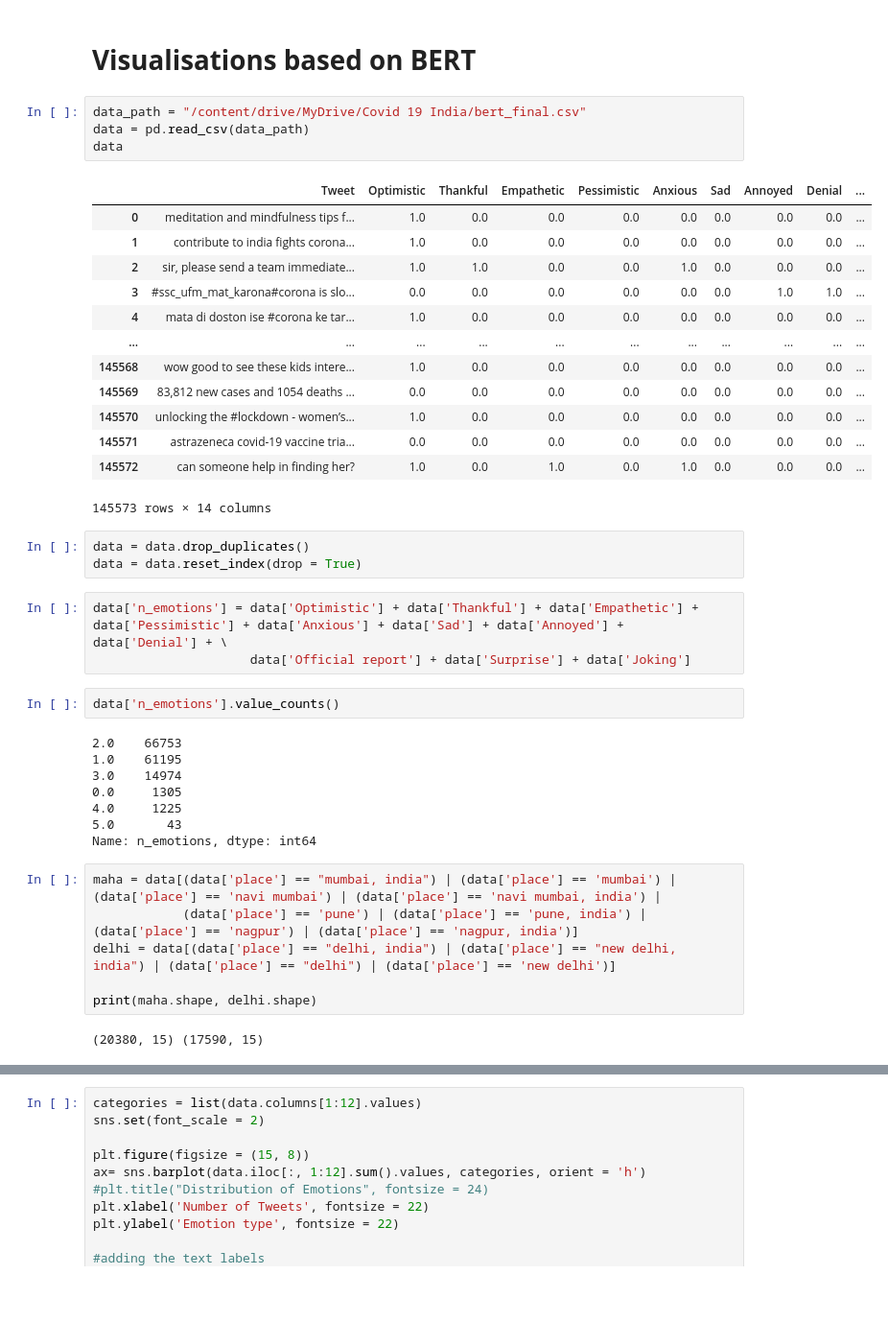
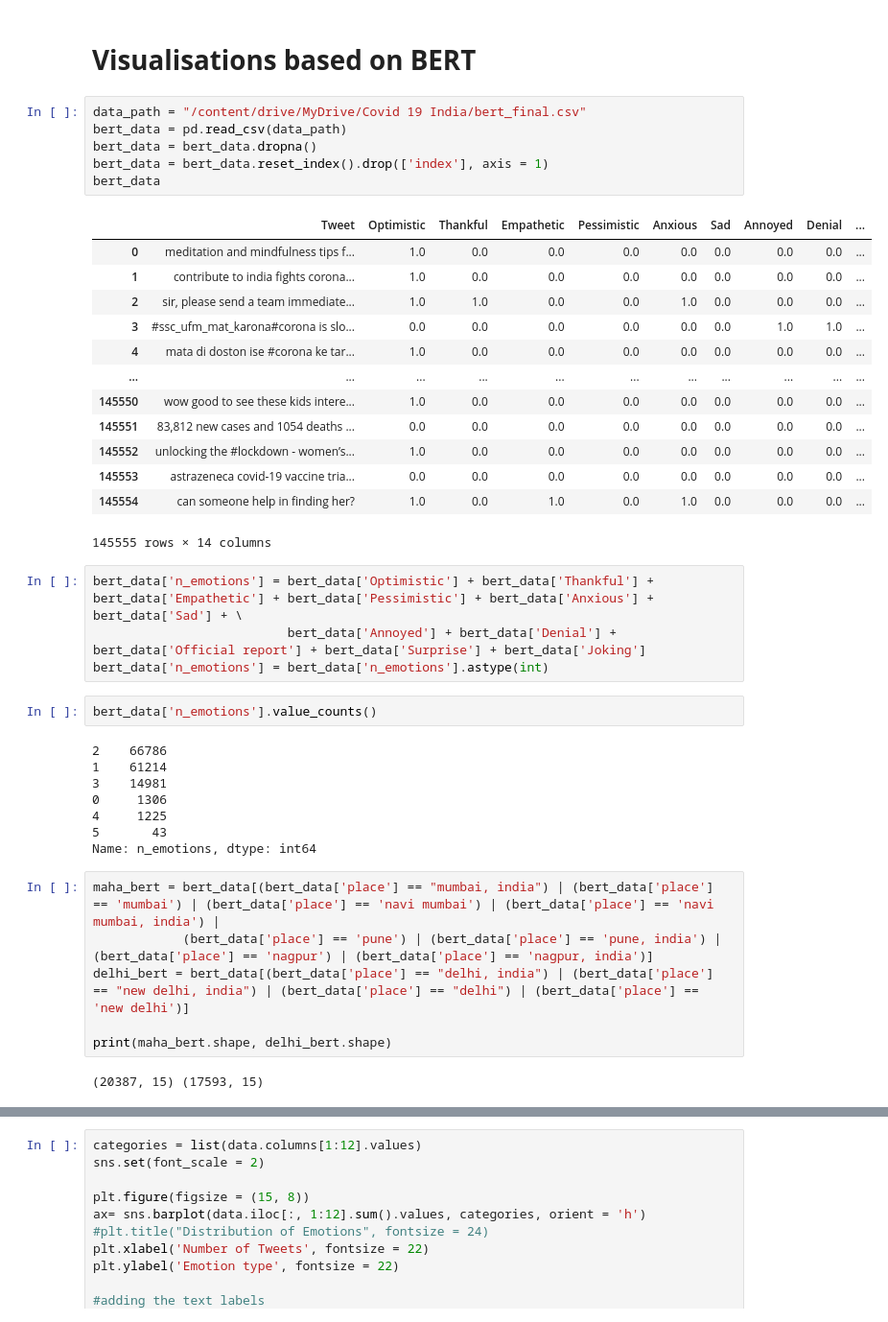
Before and after one commit to sydney-machine-learning/COVID19_sentinentanalysis, a Jupyter notebook: Visualizations on IEEE dataset.ipynb, the cells around one changed output, grey strips where cells are left out. Shown at 96% size. Saved outputs shown, nothing was run; the diff lists cells and outputs as text; blank space fills up the shorter version.

```diff
--- a/Visualizations on IEEE dataset.ipynb
+++ b/Visualizations on IEEE dataset.ipynb
@@ -15,43 +15,43 @@ nltk.download('all')
 # **Visualisations based on BERT**
 # %%
 data_path = "/content/drive/MyDrive/Covid 19 India/bert_final.csv"
-data = pd.read_csv(data_path)
-data
+bert_data = pd.read_csv(data_path)
+bert_data = bert_data.dropna()
+bert_data = bert_data.reset_index().drop(['index'], axis = 1)
+bert_data
 # %% [output]
 |  | Tweet | Optimistic | Thankful | Empathetic | Pessimistic | Anxious | Sad | Annoyed | Denial | ... |
 | 0 | meditation and mindfulness tips f... | 1.0 | 0.0 | 0.0 | 0.0 | 0.0 | 0.0 | 0.0 | 0.0 | ... |
 | 1 | contribute to india fights corona... | 1.0 | 0.0 | 0.0 | 0.0 | 0.0 | 0.0 | 0.0 | 0.0 | ... |
 | 2 | sir, please send a team immediate... | 1.0 | 1.0 | 0.0 | 0.0 | 1.0 | 0.0 | 0.0 | 0.0 | ... |
 | 3 | #ssc_ufm_mat_karona#corona is slo... | 0.0 | 0.0 | 0.0 | 0.0 | 0.0 | 0.0 | 1.0 | 1.0 | ... |
 | 4 | mata di doston ise #corona ke tar... | 1.0 | 0.0 | 0.0 | 0.0 | 0.0 | 0.0 | 0.0 | 0.0 | ... |
 | ... | ... | ... | ... | ... | ... | ... | ... | ... | ... | ... |
-| 145568 | wow good to see these kids intere... | 1.0 | 0.0 | 0.0 | 0.0 | 0.0 | 0.0 | 0.0 | 0.0 | ... |
-| 145569 | 83,812 new cases and 1054 deaths ... | 0.0 | 0.0 | 0.0 | 0.0 | 0.0 | 0.0 | 0.0 | 0.0 | ... |
-| 145570 | unlocking the #lockdown - women’s... | 1.0 | 0.0 | 0.0 | 0.0 | 0.0 | 0.0 | 0.0 | 0.0 | ... |
-| 145571 | astrazeneca covid-19 vaccine tria... | 0.0 | 0.0 | 0.0 | 0.0 | 0.0 | 0.0 | 0.0 | 0.0 | ... |
-| 145572 | can someone help in finding her? | 1.0 | 0.0 | 1.0 | 0.0 | 1.0 | 0.0 | 0.0 | 0.0 | ... |
+| 145550 | wow good to see these kids intere... | 1.0 | 0.0 | 0.0 | 0.0 | 0.0 | 0.0 | 0.0 | 0.0 | ... |
+| 145551 | 83,812 new cases and 1054 deaths ... | 0.0 | 0.0 | 0.0 | 0.0 | 0.0 | 0.0 | 0.0 | 0.0 | ... |
+| 145552 | unlocking the #lockdown - women’s... | 1.0 | 0.0 | 0.0 | 0.0 | 0.0 | 0.0 | 0.0 | 0.0 | ... |
+| 145553 | astrazeneca covid-19 vaccine tria... | 0.0 | 0.0 | 0.0 | 0.0 | 0.0 | 0.0 | 0.0 | 0.0 | ... |
+| 145554 | can someone help in finding her? | 1.0 | 0.0 | 1.0 | 0.0 | 1.0 | 0.0 | 0.0 | 0.0 | ... |
-145573 rows × 14 columns
+145555 rows × 14 columns
-# %%
-data = data.drop_duplicates()
-data = data.reset_index(drop = True)
 # %%
-data['n_emotions'] = data['Optimistic'] + data['Thankful'] + data['Empathetic'] + data['Pessimistic'] + data['Anxious'] + data['Sad'] + data['Annoyed'] + data['Denial'] + \
-                     data['Official report'] + data['Surprise'] + data['Joking']
+bert_data['n_emotions'] = bert_data['Optimistic'] + bert_data['Thankful'] + bert_data['Empathetic'] + bert_data['Pessimistic'] + bert_data['Anxious'] + bert_data['Sad'] + \
+                          bert_data['Annoyed'] + bert_data['Denial'] + bert_data['Official report'] + bert_data['Surprise'] + bert_data['Joking']
+bert_data['n_emotions'] = bert_data['n_emotions'].astype(int)
 # %%
-data['n_emotions'].value_counts()
+bert_data['n_emotions'].value_counts()
 # %% [output]
-2.0    66753
-1.0    61195
-3.0    14974
-0.0     1305
-4.0     1225
-5.0       43
+2    66786
+1    61214
+3    14981
+0     1306
+4     1225
+5       43
 Name: n_emotions, dtype: int64
 # %%
-maha = data[(data['place'] == "mumbai, india") | (data['place'] == 'mumbai') | (data['place'] == 'navi mumbai') | (data['place'] == 'navi mumbai, india') |
-            (data['place'] == 'pune') | (data['place'] == 'pune, india') | (data['place'] == 'nagpur') | (data['place'] == 'nagpur, india')]
-delhi = data[(data['place'] == "delhi, india") | (data['place'] == "new delhi, india") | (data['place'] == "delhi") | (data['place'] == 'new delhi')]
+maha_bert = bert_data[(bert_data['place'] == "mumbai, india") | (bert_data['place'] == 'mumbai') | (bert_data['place'] == 'navi mumbai') | (bert_data['place'] == 'navi mumbai, india') |
+            (bert_data['place'] == 'pune') | (bert_data['place'] == 'pune, india') | (bert_data['place'] == 'nagpur') | (bert_data['place'] == 'nagpur, india')]
+delhi_bert = bert_data[(bert_data['place'] == "delhi, india") | (bert_data['place'] == "new delhi, india") | (bert_data['place'] == "delhi") | (bert_data['place'] == 'new delhi')]
 
-print(maha.shape, delhi.shape)
+print(maha_bert.shape, delhi_bert.shape)
 # %% [output]
-(20380, 15) (17590, 15)
+(20387, 15) (17593, 15)
```
Also changed, not shown: parts of 8 cells of this notebook.
